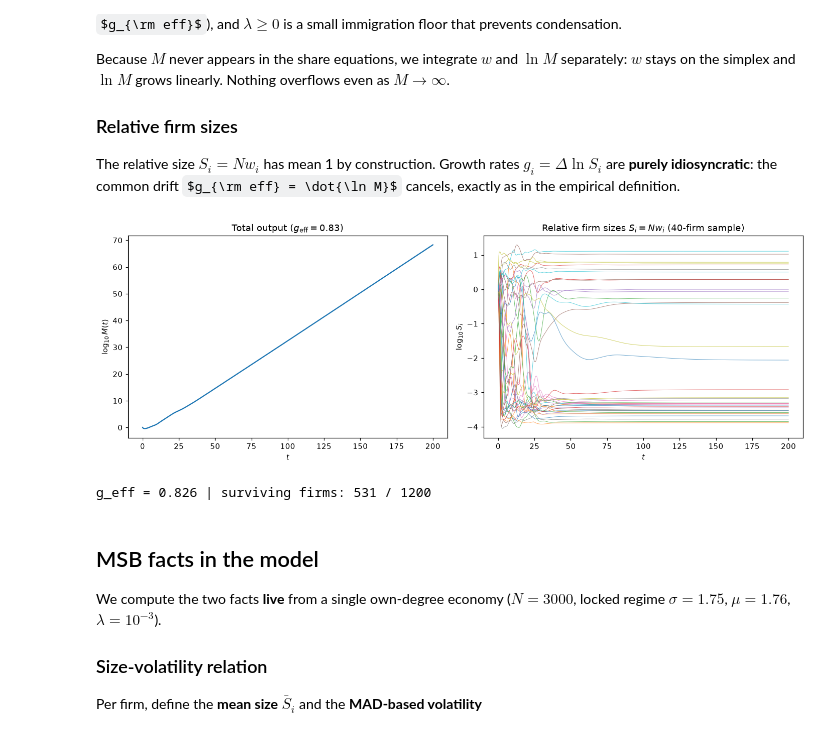
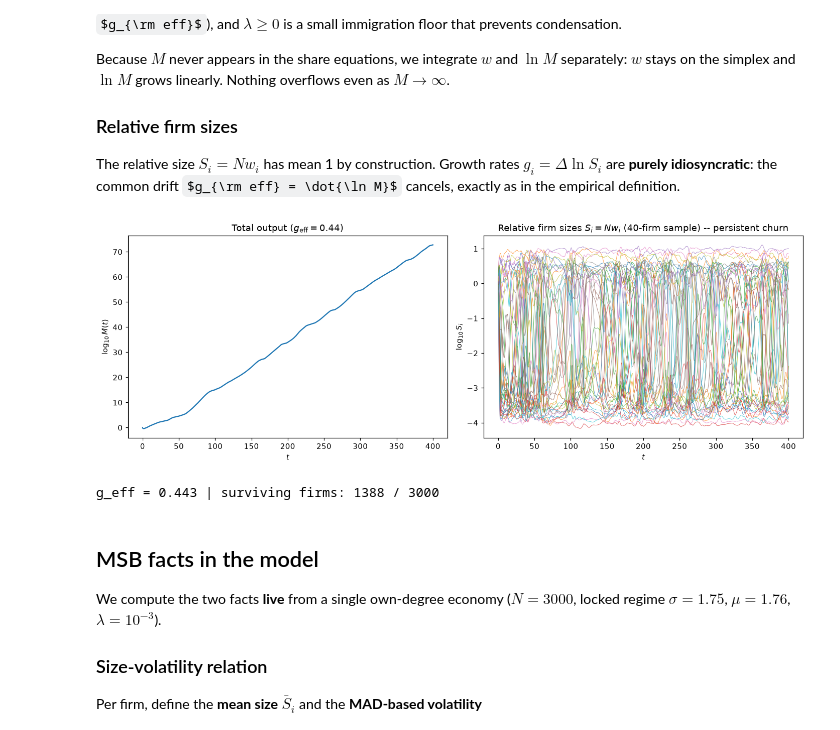
Before and after one commit to NotLudovico/dynamical-model-for-economics, a Jupyter notebook: story.ipynb, the cells around one changed output. Saved outputs shown, nothing was run; the diff lists cells and outputs as text; code cells hidden in the pictures; some formulas as TeX source.

```diff
--- a/story.ipynb
+++ b/story.ipynb
@@ -122,36 +122,38 @@ definition.
 # %%
 from relative_glv import coupling, integrate, growth_rate
 
-# Live small simulation: N=1200, OWN-DEGREE power-law graph, chaotic/growing regime
-a = coupling(1200, mu=1.76, sigma=1.75, kind="powerlaw_owndeg", seed=0)
-r = integrate(a, tmax=200, n_eval=1000, lam=1e-3, seed=0,
+# Live simulation at N=3000 (the chaos is finite-size fragile: weak at N~1200,
+# robust by N~3000). Same economy as the MSB-facts cell below. tmax=400 so the
+# sustained (non-relaxing) churn is visible past the initial transient.
+a = coupling(3000, mu=1.76, sigma=1.75, kind="powerlaw_owndeg", seed=1)
+r = integrate(a, tmax=400, n_eval=1000, lam=1e-3, seed=1,
               method="RK45", rtol=1e-4, atol=1e-7)
 
 t, W, lnM = r["t"], r["W"], r["lnM"]
 g_eff = growth_rate(t, lnM)
 
 fig, ax = plt.subplots(1, 2, figsize=(13, 4.6))
 
 # left: aggregate output M(t) growing
 ax[0].plot(t, lnM / np.log(10), color="C0")
 ax[0].set(xlabel="$t$", ylabel=r"$\log_{10} M(t)$",
           title=f"Total output ($g_{{\\mathrm{{eff}}}}={g_eff:.2f}$)")
 
-# right: relative sizes S_i = N w_i for a random sample of firms
+# right: relative sizes S_i = N w_i for a random sample of firms (sustained churn)
 rng = np.random.default_rng(42)
 sample = rng.choice(W.shape[0], size=min(40, W.shape[0]), replace=False)
 N_sim = W.shape[0]
 for i in sample:
     ax[1].plot(t, np.log10(np.maximum(N_sim * W[i], 1e-8)), lw=0.6, alpha=0.7)
 ax[1].set(xlabel="$t$", ylabel=r"$\log_{10} S_i$",
-          title=r"Relative firm sizes $S_i = N w_i$ (40-firm sample)")
+          title=r"Relative firm sizes $S_i = N w_i$ (40-firm sample) -- persistent churn")
 
 plt.tight_layout()
 plt.show()
 print(f"g_eff = {g_eff:.3f} | surviving firms: {int((W[:, -1] > 1e-6).sum())} / {N_sim}")
 # %% [output]
-[figure, old version]
+[figure, new version]
-g_eff = 0.826 | surviving firms: 531 / 1200
+g_eff = 0.443 | surviving firms: 1388 / 3000
 # %% [markdown]
 ## MSB facts in the model
 
```
Also changed, not shown: parts of 7 cells of this notebook, 5 other files.
